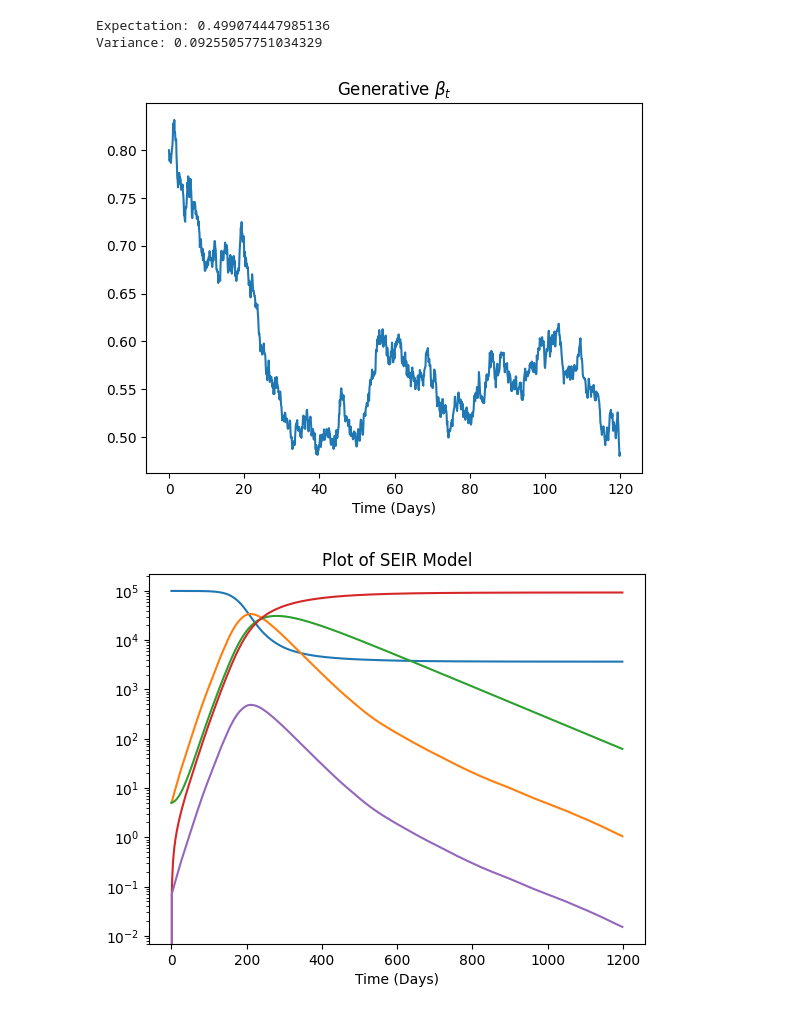
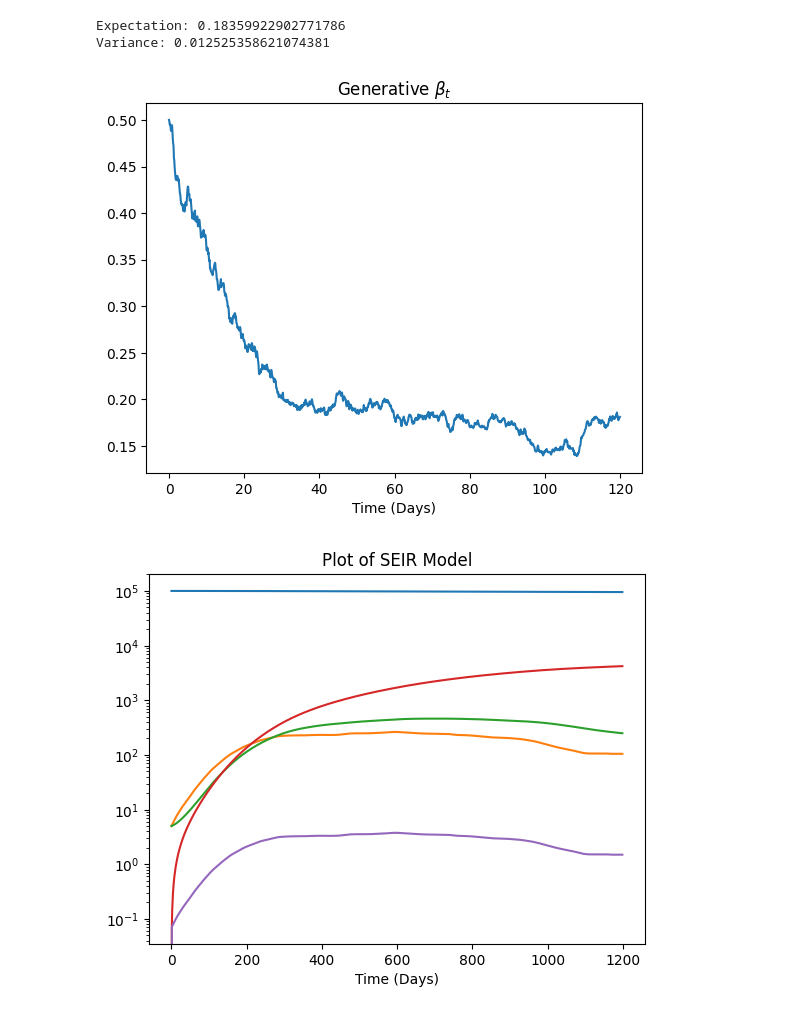
Before and after one commit to Averydx/PMCMC, a Jupyter notebook: examples/generative_data_OU.ipynb, the cells around one changed output. Saved outputs shown, nothing was run; the diff lists cells and outputs as text; code cells hidden in the pictures.

```diff
--- a/examples/generative_data_OU.ipynb
+++ b/examples/generative_data_OU.ipynb
@@ -5,7 +5,7 @@ import pandas as pd
 # %%
 '''Simulated Data, setting up the SIR model'''
 
-rng = np.random.default_rng(100)
+rng = np.random.default_rng(0)
 
 gamma = 1/14
 eta = 1/7
@@ -22,7 +22,7 @@ E = 5
 
 '''OU params'''
 lam = 1/20
-mean_ou = -0.7
+mean_ou = -1.7
 sig = 0.1
 
 print(f"Expectation: {np.exp(mean_ou + (sig**2)/2)}")
@@ -32,37 +32,37 @@ print(f"Variance: {np.exp(sig**2 - 1) * np.exp(2 * mean_ou + sig**2)}")
 A = np.exp(-lam * dt)
 M = mean_ou * (np.exp(-lam * dt) - 1)
 C = sig * np.sqrt(1 - np.exp(-2 * lam * dt))
 
 betas = np.zeros_like(t_vec)
-betas[0] = 0.8
+betas[0] = 0.5
 for time_index in range(1,len(t_vec)):
     betas[time_index] = np.exp(A * np.log(betas[time_index - 1]) - M + C * rng.normal(0,1))
 
 state = np.zeros((5,len(t_vec)))
 state[:,0] = np.array([N - I - E,E, I, 0,0])
 
 plt.title('Generative $\\beta_t$')
 plt.xlabel('Time (Days)')
 plt.plot(t_vec,betas)
 
 for time_index in range(1,len(t_vec)):
 
     new_E = (betas[time_index - 1] * (state[1,time_index -1] + q * state[2,time_index - 1]) * state[0,time_index - 1]/np.sum(state[:,time_index-1])) * dt
     new_I = (eta * state[1,time_index - 1]) * dt
     new_ER = (gamma * state[1,time_index -1]) * dt
     new_IR = (gamma * state[2,time_index - 1]) * dt
     new_D = (mu * state[2,time_index - 1]) * dt
 
 
     state[0,time_index] = state[0,time_index - 1] - new_E #S
     state[1,time_index] = state[1,time_index - 1] + new_E - new_I - new_ER
     state[2,time_index] = state[2,time_index-1] + new_I - new_IR - new_D
     state[3,time_index] = state[3,time_index - 1] + new_ER + new_IR #R
     state[4,time_index] = new_I
 # %% [output]
-Expectation: 0.499074447985136
-Variance: 0.09255057751034329
+Expectation: 0.18359922902771786
+Variance: 0.012525358621074381
-[figure, old version]
+[figure, new version]
 # %%
 plt.yscale('log')
 plt.title('Plot of SEIR Model')
@@ -72,7 +72,7 @@ plt.plot(state.T[:])
 pd.DataFrame(state).to_csv('../data_sets/ou_state_nbinom.csv',index = False)
 pd.DataFrame(betas).to_csv('../data_sets/ou_betas_nbinom.csv',index = False)
 # %% [output]
-[figure, old version]
+[figure, new version]
 # %%
 r = 50
 
```
Also changed, not shown: parts of 1 cell of this notebook, 4 other files.
